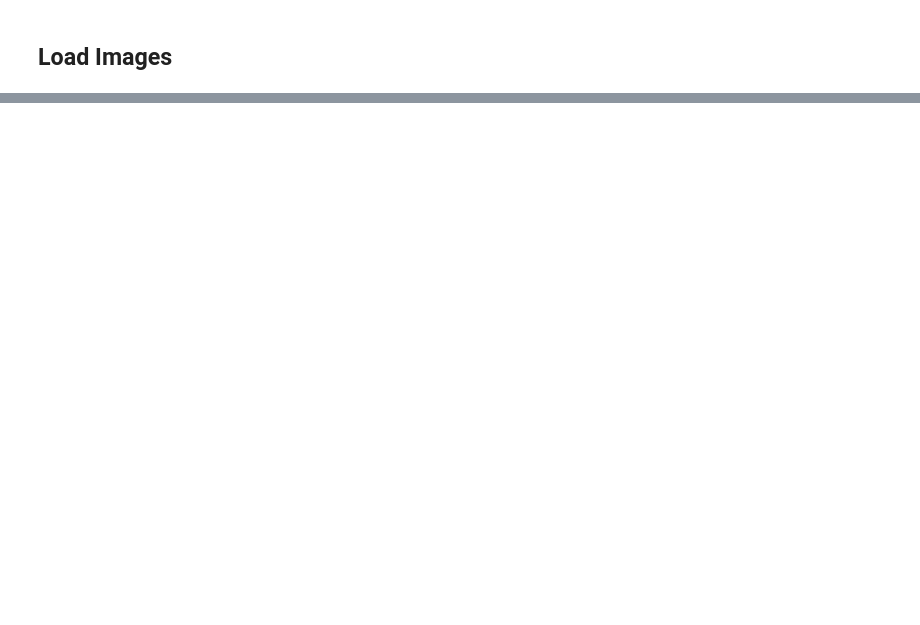
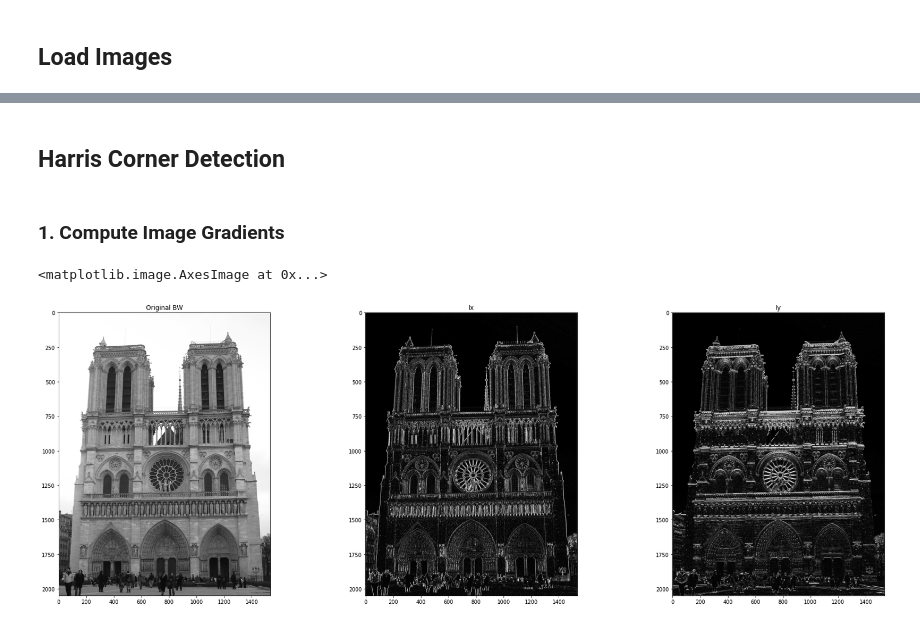
Before and after one commit to jacksonwydra/feature_detection, a Jupyter notebook: feature_detection.ipynb, the cells around one changed output, grey strips where cells are left out. Saved outputs shown, nothing was run; the diff lists cells and outputs as text; code cells hidden in the pictures; blank space fills up the shorter version.

Commit message:
Basic Harris Corner Detection

```diff
--- a/feature_detection.ipynb
+++ b/feature_detection.ipynb
@@ -30,0 +38,24 @@ plt.imshow(img2_bw, cmap='gray')
+# %% [markdown]
+## Harris Corner Detection
+# %% [markdown]
+### 1. Compute Image Gradients
+# %%
+from src.harris_corner import image_gradients
+
+Ix, Iy = image_gradients(img1_bw)
+Ix_img = cv2.convertScaleAbs(Ix)
+Iy_img = cv2.convertScaleAbs(Iy)
+
+plt.figure(figsize=(30,10))
+plt.subplot(1,3,1)
+plt.title('Original BW')
+plt.imshow(img1_bw, cmap='gray')
+plt.subplot(1,3,2)
+plt.title('Ix')
+plt.imshow(Ix_img, cmap='gray')
+plt.subplot(1,3,3)
+plt.title('Iy')
+plt.imshow(Iy_img, cmap='gray')
+# %% [output]
+<matplotlib.image.AxesImage at 0x...>
+[figure, added]
```
Also changed, not shown: parts of 10 cells of this notebook, 2 other files.
